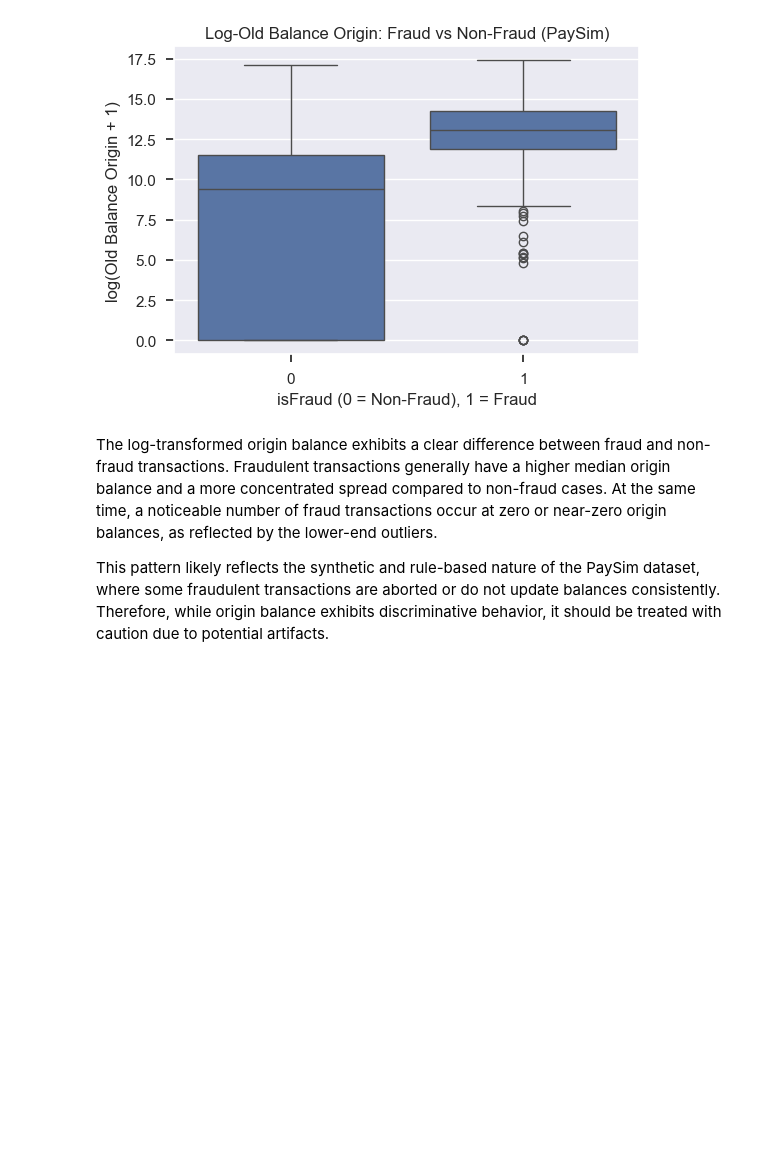
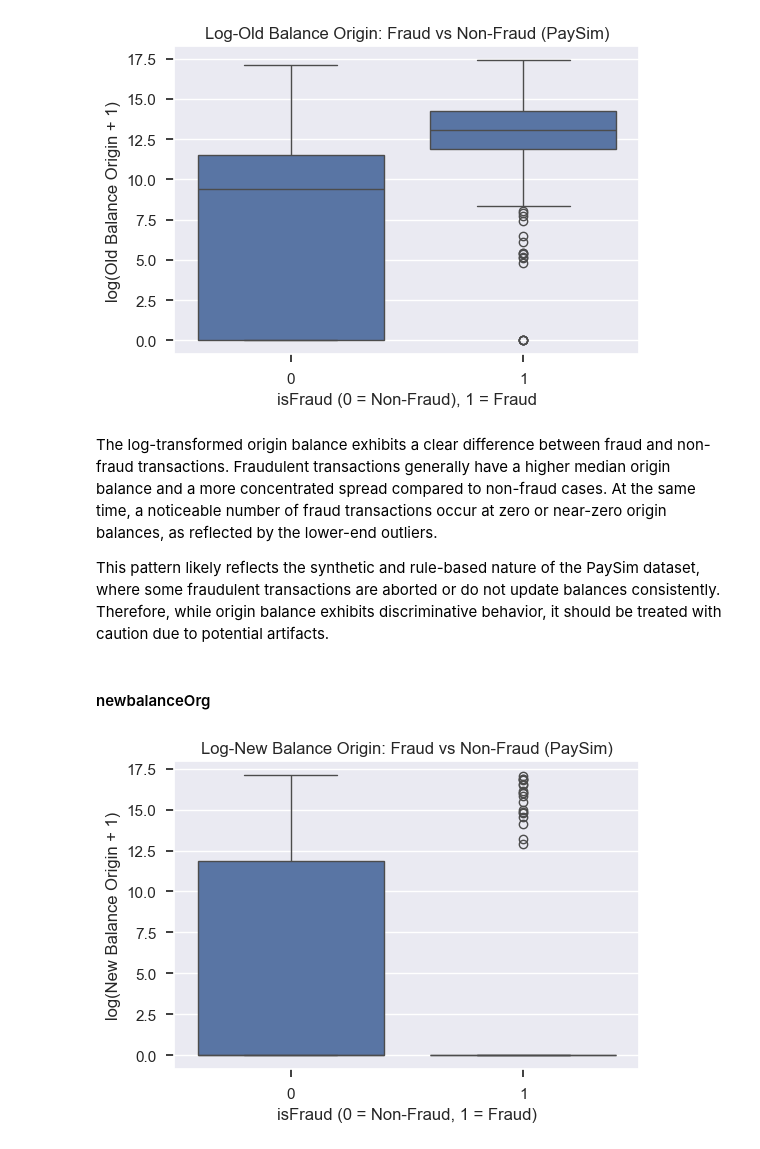
Before and after one commit to thisisehyas/Financial-Fraud-Detection-System, a Jupyter notebook: notebooks/EDA.ipynb, the cells around one changed output. Saved outputs shown, nothing was run; the diff lists cells and outputs as text; code cells hidden in the pictures; blank space fills up the shorter version.

Commit message:
docs(eda): complete fraud vs non-fraud feature analysis for PaySim

```diff
--- a/notebooks/EDA.ipynb
+++ b/notebooks/EDA.ipynb
@@ -531,3 +531,21 @@ plt.show()
 The log-transformed origin balance exhibits a clear difference between fraud and non-fraud transactions. Fraudulent transactions generally have a higher median origin balance and a more concentrated spread compared to non-fraud cases. At the same time, a noticeable number of fraud transactions occur at zero or near-zero origin balances, as reflected by the lower-end outliers.
 
 This pattern likely reflects the synthetic and rule-based nature of the PaySim dataset, where some fraudulent transactions are aborted or do not update balances consistently. Therefore, while origin balance exhibits discriminative behavior, it should be treated with caution due to potential artifacts.
+# %% [markdown]
+#### newbalanceOrg
+# %%
+paysim_balanced['log_newbalanceOrig'] = np.log1p(paysim_balanced['newbalanceOrig'])
+
+plt.figure(figsize=(6, 4))
+sns.boxplot(
+    data=paysim_balanced,
+    x='isFraud',
+    y='log_newbalanceOrig'
+)
+
+plt.title('Log-New Balance Origin: Fraud vs Non-Fraud (PaySim)')
+plt.xlabel('isFraud (0 = Non-Fraud, 1 = Fraud)')
+plt.ylabel('log(New Balance Origin + 1)')
+plt.show()
+# %% [output]
+[figure, added]
```
Also changed, not shown: parts of 30 cells of this notebook.
